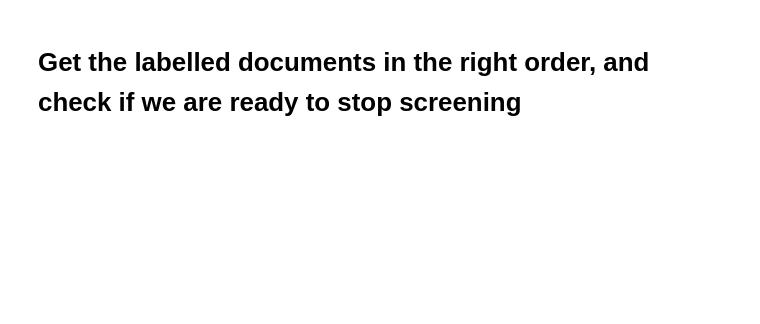
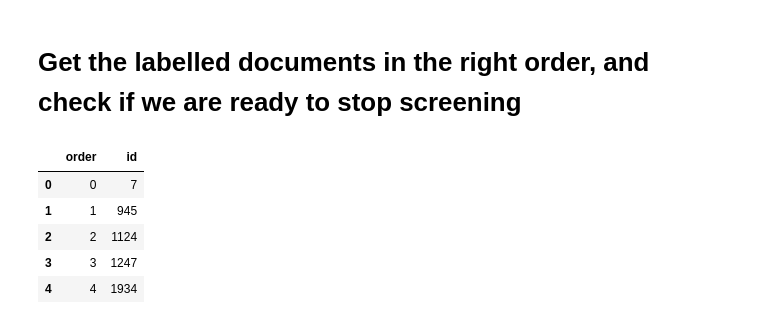
Before and after one commit to mcallaghan/urban-foodsystems-review, a Jupyter notebook: 1_active_learning.ipynb, the cells around one changed output. Cells and saved outputs as stored; diff of their text form; code cells hidden in the pictures; blank space fills up the shorter version.

```diff
--- a/1_active_learning.ipynb
+++ b/1_active_learning.ipynb
@@ -25,16 +28,23 @@ import matplotlib.pyplot as plt
 # Get the labelled documents in the right order, and check if we are ready to stop screening
 # %%
 # Here are the labels in the order they were created
-dos = (pd.DataFrame.from_dict(DocOwnership.objects.filter(query__project=258, relevant__gt=0).order_by('id').values('id','doc_id'))
+dos = (pd.DataFrame.from_dict(DocOwnership.objects.filter(query__project=292, relevant__gt=0).order_by('id').values('id','doc_id'))
        .groupby('doc_id')
        .first()
        .sort_values('id')
        .reset_index()
        .reset_index()
        .drop(columns="id")
        .rename(columns={"doc_id":"id","index":"order"})
       )
 dos.head()
+# %% [output]
+|  | order | id |
+| 0 | 0 | 7 |
+| 1 | 1 | 945 |
+| 2 | 2 | 1124 |
+| 3 | 3 | 1247 |
+| 4 | 4 | 1934 |
 # %%
 # Here are the unlabelled documents
 unlabelled_docs = pd.read_csv('data/0_unlabelled_documents.csv')
```
Also changed, not shown: parts of 12 cells of this notebook, 1 other file.
